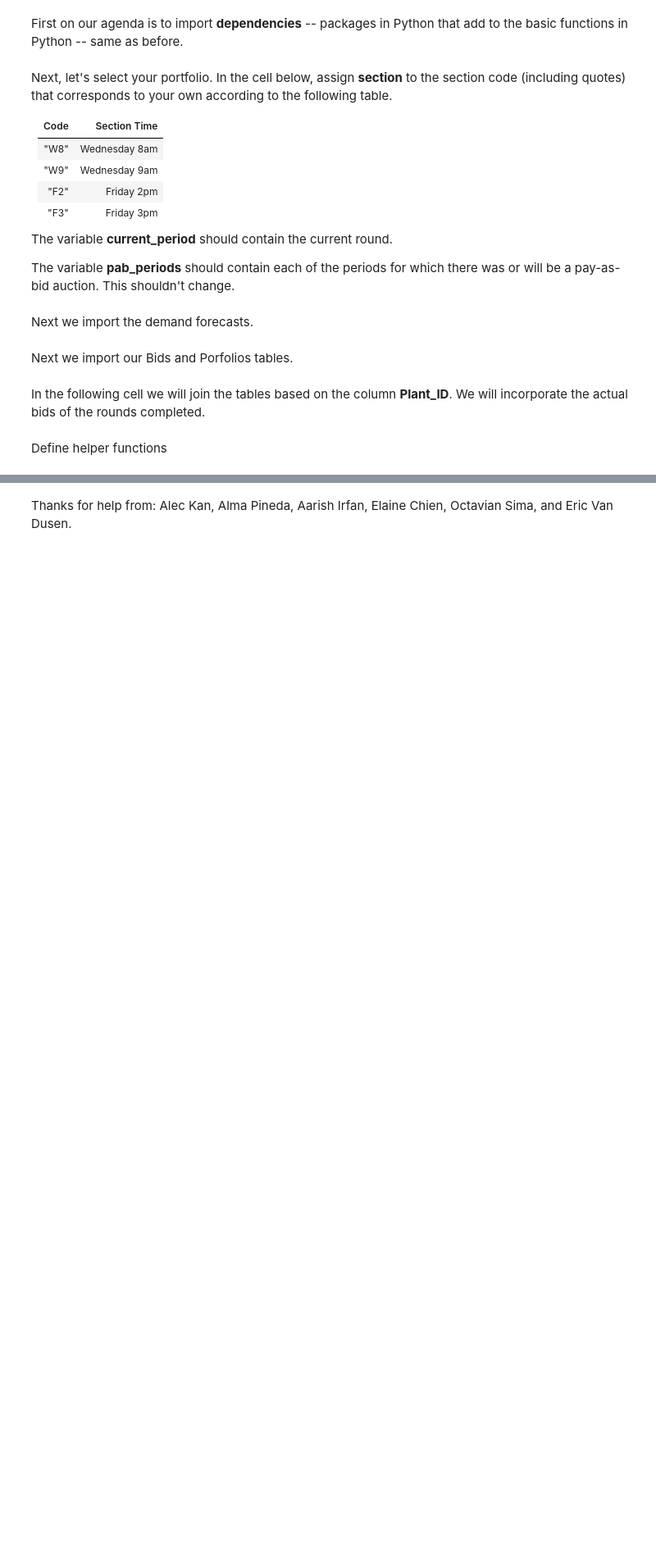
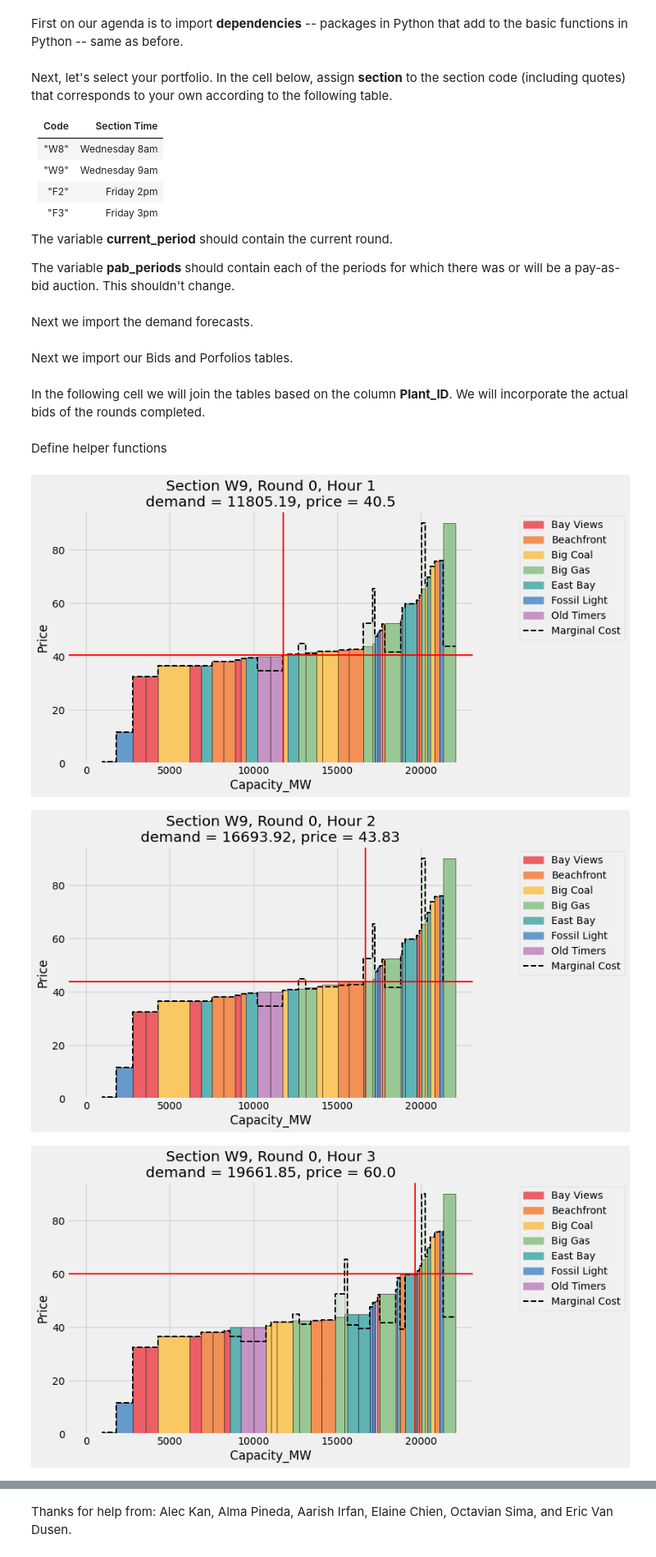
Before and after one commit to ds-modules/EEP-147-SP21, a Jupyter notebook: ESG/ESG-LectureGraphs_2/ESG_LectureGraphs.ipynb, the cells around one changed output, grey strips where cells are left out. Shown: that part at 82% size. Drawn from its saved outputs; the diff is of its cells as text; code cells hidden in the pictures; blank space fills up the shorter version.

```diff
--- a/ESG/ESG-LectureGraphs_2/ESG_LectureGraphs.ipynb
+++ b/ESG/ESG-LectureGraphs_2/ESG_LectureGraphs.ipynb
@@ -34,8 +34,8 @@ The variable **current_period** should contain the current round.
 
 The variable **pab_periods** should contain each of the periods for which there was or will be a pay-as-bid auction.  This shouldn't change.
 # %%
-section = "W8"
-period = 7
+section = "W9"
+period = 0
 #leave current period - it works with some of the functions
 current_period = period+1
 pab_periods = [1]
@@ -261,7 +261,7 @@ round2_col = []
 round3_col = []
 
 if current_period == 4:
-    for section in ['W8','W9','R4']:
+    for section in ['W9','R4']:
         for portfolio in np.unique(ESG["Group"]):
             emissions_df_portfolio = total_emissions(section, portfolio)
             section_col.append(section)
@@ -290,7 +290,7 @@ round2_col = []
 round3_col = []
 
 if current_period == 4:
-    for section in ['W8','W9','R4']:
+    for section in ['W9','R4']:
         for portfolio in np.unique(ESG["Group"]):
             emissions_df_portfolio = total_emissions(section, portfolio)
             section_col.append(section)
@@ -311,15 +311,19 @@ emissions_df.to_csv('emissions_123.csv', index=False)
 # %%
 import warnings
 np.warnings.filterwarnings('ignore', category=np.VisibleDeprecationWarning)
 warnings.simplefilter(action='ignore', category=FutureWarning)
 
 if period < 7:
-    for section in ["W8", "W9", "R4"]:
+    for section in ["W9", "R4"]:
         for hour in range(1,5):
             market_plot(section = section,
                         hour = hour,
                         period = period,
-                        carbon_price = 44,
+                        carbon_price = 0,
                         my_portfolio = 'Bay Views',
                         def_my_bids = False,
                         def_others_bids = False)
+# %% [output]
+[figure, added]
+[figure, added]
+[figure, added]
```
Also changed, not shown: parts of 2 cells of this notebook.
